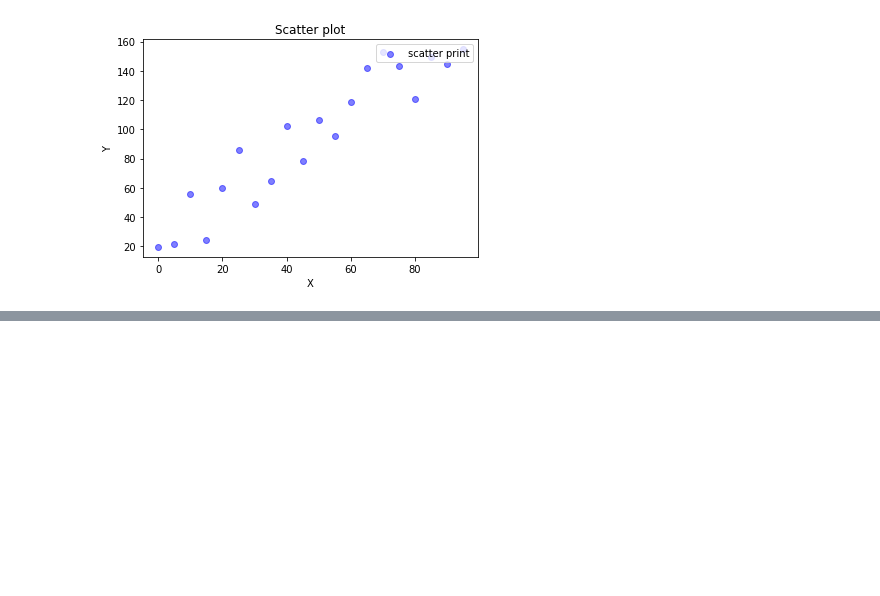
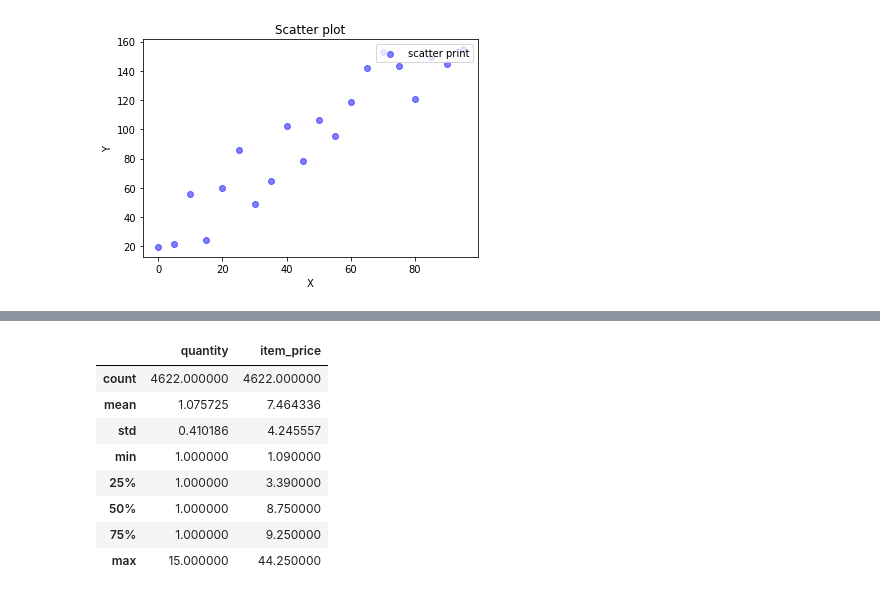
Before and after one commit to DAASHeo/Contents_Bigdata, a Jupyter notebook: 20200788_허은.ipynb, the cells around one changed output, grey strips where cells are left out. Drawn from its saved outputs; the diff is of its cells as text; code cells hidden in the pictures; blank space fills up the shorter version.

```diff
--- a/20200788_허은.ipynb
+++ b/20200788_허은.ipynb
@@ -175,0 +347,20 @@ plt.show()#그래프 출력
+# %%
+chipo['item_price'] = chipo['item_price'].apply(lambda x: float(x[1:]))
+# chipo에서 'item_price'라는 열(column)에 있는 대상에 lambda x: float(x[1:])를 적용하겠다
+# lambda는 보통 함수를 먼저 선언하고 사용하는것과는 다르게 함수를 한 줄로 만들어 주는 것으로 'lambda x:'뒤에 오는 것이 함수임
+# 즉, chipo에서 'item_price'라는 열(column)에 있는 대상의 값의 1번째 인덱스부터 값을 추출해서 플롯형으로 변환을 적용하겠다.
+chipo.describe()
+#item_price를 변환 후의 chipo 데이터프레임에서 수치형 피쳐들의 기초 통계량 확인
+
+#-> 이 과정을 거치는 이유는 그냥 item_price를 출력해보면 가격앞에 $표시로 인해 describe함수가 적용이 되지않음.
+# 그러므로 $를 제외한 나머지값을 추출해야하므로 직접 만든 함수를 사용함.
+# %% [output]
+|  | quantity | item_price |
+| count | 4622.000000 | 4622.000000 |
+| mean | 1.075725 | 7.464336 |
+| std | 0.410186 | 4.245557 |
+| min | 1.000000 | 1.090000 |
+| 25% | 1.000000 | 3.390000 |
+| 50% | 1.000000 | 8.750000 |
+| 75% | 1.000000 | 9.250000 |
+| max | 15.000000 | 44.250000 |
```
Also changed, not shown: parts of 15 cells of this notebook.
